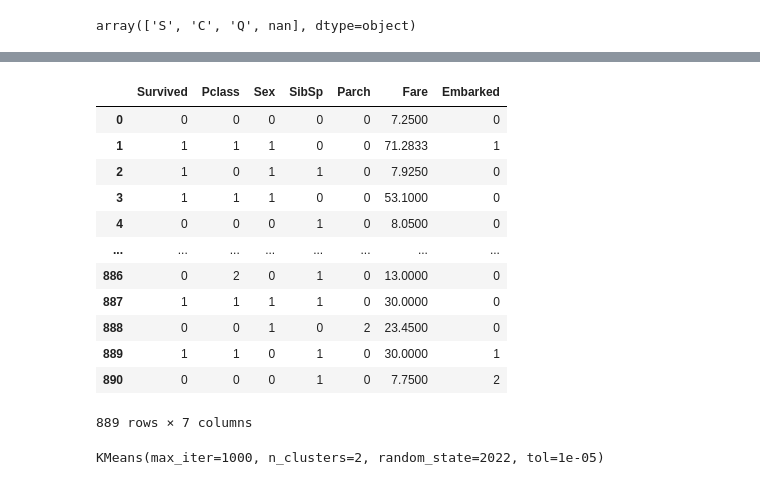
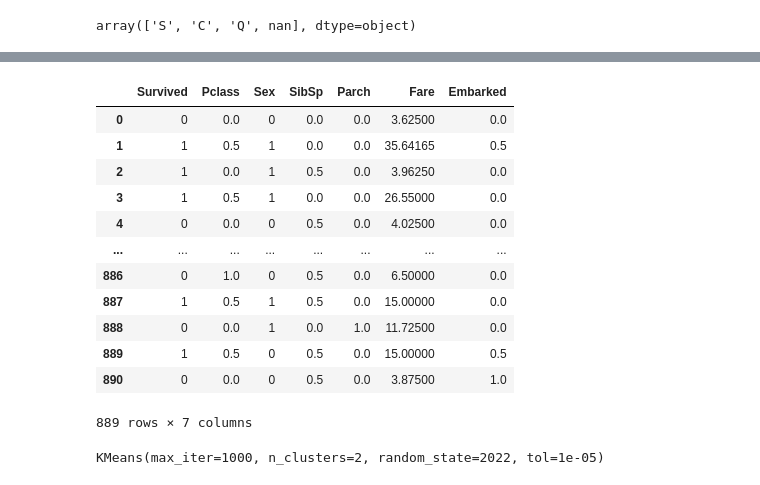
Before and after one commit to NiravSurajlal/KaggleComp-TitanicMachineLearningFromDisaster, a Jupyter notebook: main2.ipynb, the cells around one changed output, grey strips where cells are left out. Cells and saved outputs as stored; diff of their text form; code cells hidden in the pictures.

```diff
--- a/main2.ipynb
+++ b/main2.ipynb
@@ -17,5 +19,5 @@ my_pipeline = Pipeline()
 train_dataset = pd.read_csv(os.path.join(current_path, 'Data', 'train.csv'))
 test_dataset = pd.read_csv(os.path.join(current_path, 'Data', 'test.csv'))
 # %%
-my_pipeline.add_data('train', train_dataset)
-my_pipeline.add_data('test', test_dataset)
+my_pipeline.load_and_view_data({'train': train_dataset, 'test': test_dataset},
+                                 'Survived')
@@ -74,16 +83,16 @@ my_pipeline.encode_non_numeric_values('train')
 # %%
-my_pipeline.data['train']
+my_pipeline.data['MinMaxScaler() TRAIN']
 # %% [output]
 |  | Survived | Pclass | Sex | SibSp | Parch | Fare | Embarked |
-| 0 | 0 | 0 | 0 | 0 | 0 | 7.2500 | 0 |
-| 1 | 1 | 1 | 1 | 0 | 0 | 71.2833 | 1 |
-| 2 | 1 | 0 | 1 | 1 | 0 | 7.9250 | 0 |
-| 3 | 1 | 1 | 1 | 0 | 0 | 53.1000 | 0 |
-| 4 | 0 | 0 | 0 | 1 | 0 | 8.0500 | 0 |
+| 0 | 0 | 0.0 | 0 | 0.0 | 0.0 | 3.62500 | 0.0 |
+| 1 | 1 | 0.5 | 1 | 0.0 | 0.0 | 35.64165 | 0.5 |
+| 2 | 1 | 0.0 | 1 | 0.5 | 0.0 | 3.96250 | 0.0 |
+| 3 | 1 | 0.5 | 1 | 0.0 | 0.0 | 26.55000 | 0.0 |
+| 4 | 0 | 0.0 | 0 | 0.5 | 0.0 | 4.02500 | 0.0 |
 | ... | ... | ... | ... | ... | ... | ... | ... |
-| 886 | 0 | 2 | 0 | 1 | 0 | 13.0000 | 0 |
-| 887 | 1 | 1 | 1 | 1 | 0 | 30.0000 | 0 |
-| 888 | 0 | 0 | 1 | 0 | 2 | 23.4500 | 0 |
-| 889 | 1 | 1 | 0 | 1 | 0 | 30.0000 | 1 |
-| 890 | 0 | 0 | 0 | 1 | 0 | 7.7500 | 2 |
+| 886 | 0 | 1.0 | 0 | 0.5 | 0.0 | 6.50000 | 0.0 |
+| 887 | 1 | 0.5 | 1 | 0.5 | 0.0 | 15.00000 | 0.0 |
+| 888 | 0 | 0.0 | 1 | 0.0 | 1.0 | 11.72500 | 0.0 |
+| 889 | 1 | 0.5 | 0 | 0.5 | 0.0 | 15.00000 | 0.5 |
+| 890 | 0 | 0.0 | 0 | 0.5 | 0.0 | 3.87500 | 1.0 |
 889 rows × 7 columns
```
Also changed, not shown: parts of 11 cells of this notebook, 1 other file.
